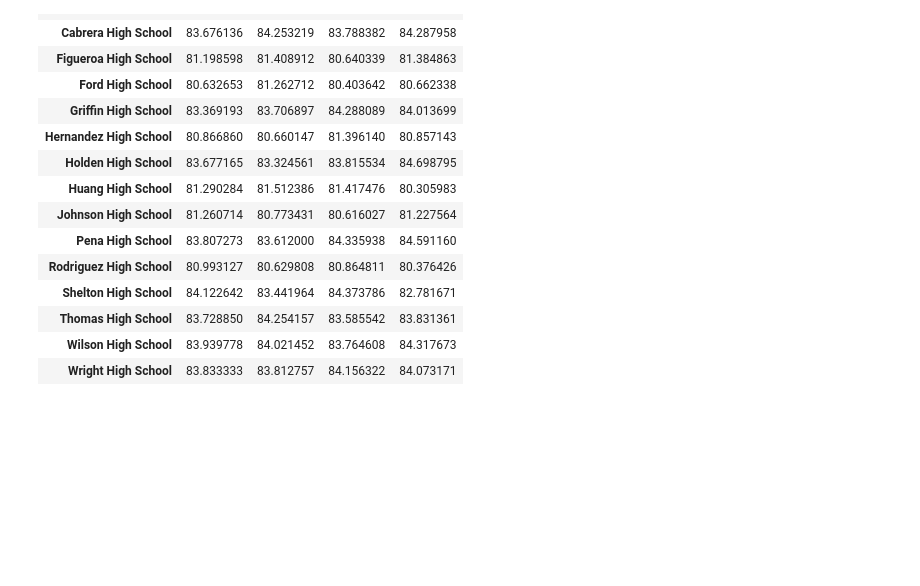
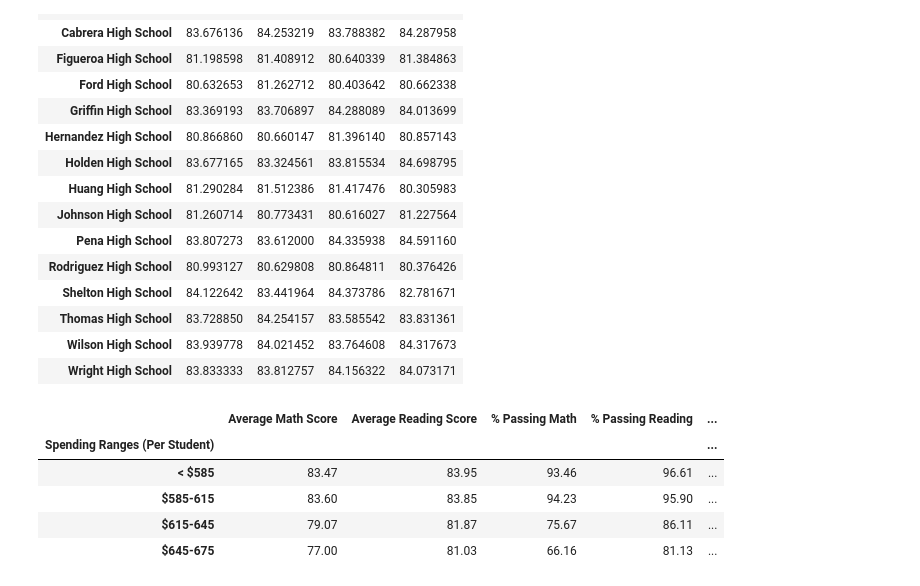
Before and after one commit to kharris294/pandas-challenge, a Jupyter notebook: PyCitySchools/PyCitySchools.ipynb, the cells around one changed output. Saved outputs shown, nothing was run; the diff lists cells and outputs as text; code cells hidden in the pictures; blank space fills up the shorter version.

```diff
--- a/PyCitySchools/PyCitySchools.ipynb
+++ b/PyCitySchools/PyCitySchools.ipynb
@@ -359,0 +385,42 @@ avg_reading_df
+# %%
+# group the data set by spending ranges
+by_spending_range = school_summary.groupby(['Spending Ranges (Per Student)'])
+# %%
+# calculate score and passing rate by Spending Ranges (Per Student)
+mean_math_score = by_spending_range["Average Math Score"].mean()
+mean_reading_score = by_spending_range["Average Reading Score"].mean()
+mean_percent_math = by_spending_range["% Passing Math"].mean()
+mean_percent_reading = by_spending_range["% Passing Reading"].mean()
+overall_percent_pass = (mean_percent_math + mean_percent_reading)/2
+# %%
+#create a df to store Scores by School Spending
+scores_by_school_spending = pd.DataFrame({"Average Math Score":mean_math_score,
+                                          "Average Reading Score":mean_reading_score,
+                                          "% Passing Math":mean_percent_math,
+                                          "% Passing Reading":mean_percent_reading,
+                                          "% Overall Passing Rate":overall_percent_pass
+                                         })
+# %%
+# reformating
+scores_by_school_spending['Average Math Score'] = scores_by_school_spending['Average Math Score'].map("{:,.2f}".format)
+scores_by_school_spending['Average Reading Score'] = scores_by_school_spending['Average Reading Score'].map("{:,.2f}".format)
+scores_by_school_spending['% Passing Math'] = scores_by_school_spending['% Passing Math'].map("{:.2f}".format)
+scores_by_school_spending['% Passing Reading'] = scores_by_school_spending['% Passing Reading'].map("{:.2f}".format)
+scores_by_school_spending['% Overall Passing Rate'] = scores_by_school_spending['% Overall Passing Rate'].map("{:.2f}".format)
+# %%
+# rearrage columns
+scores_by_school_spending = scores_by_school_spending [["Average Math Score",
+                            "Average Reading Score",
+                            "% Passing Math",
+                            "% Passing Reading",
+                            "% Overall Passing Rate"]]
+
+# print out the table
+scores_by_school_spending
+# %% [output]
+|  | Average Math Score | Average Reading Score | % Passing Math | % Passing Reading | ... |
+| Spending Ranges (Per Student) |  |  |  |  | ... |
+| < $585 | 83.47 | 83.95 | 93.46 | 96.61 | ... |
+| $585-615 | 83.60 | 83.85 | 94.23 | 95.90 | ... |
+| $615-645 | 79.07 | 81.87 | 75.67 | 86.11 | ... |
+| $645-675 | 77.00 | 81.03 | 66.16 | 81.13 | ... |
```
Also changed, not shown: parts of 10 cells of this notebook.
